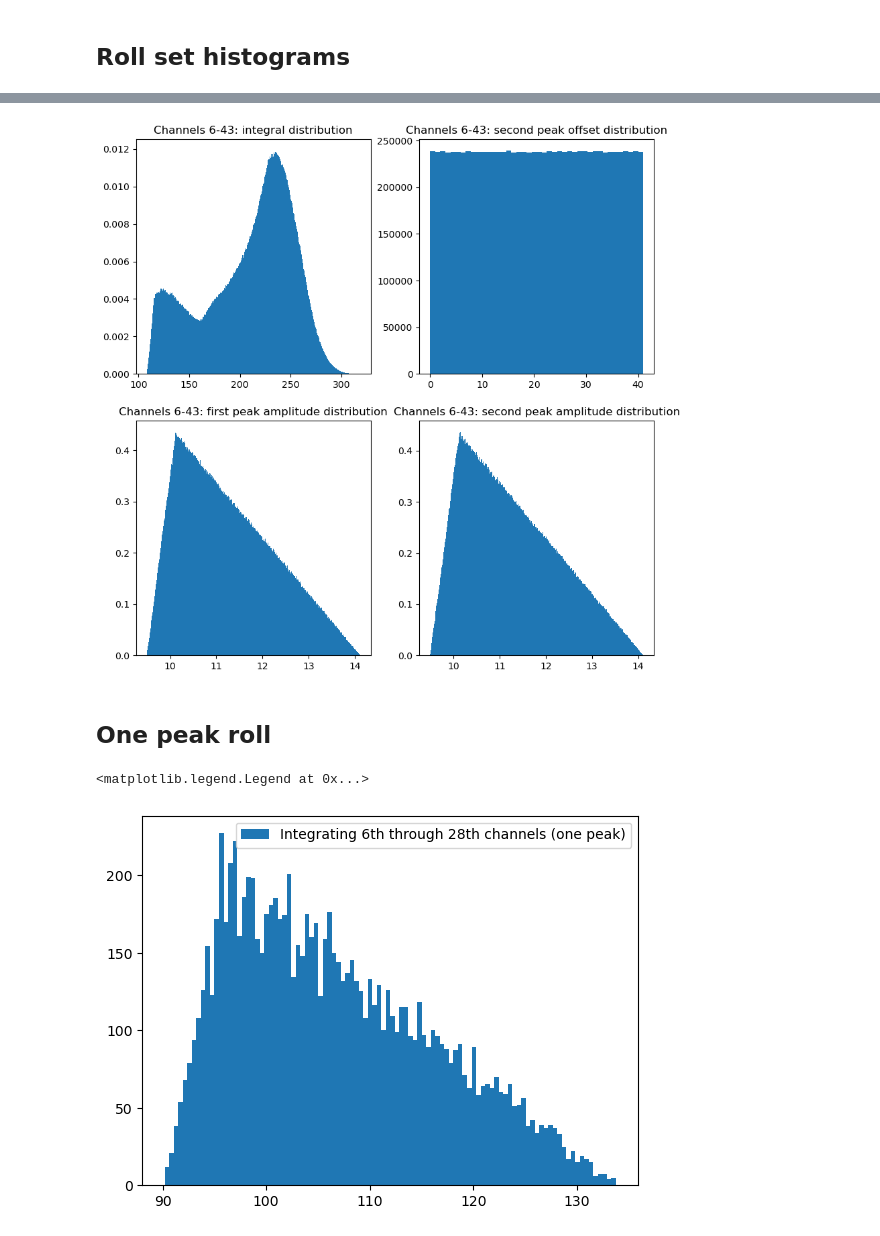
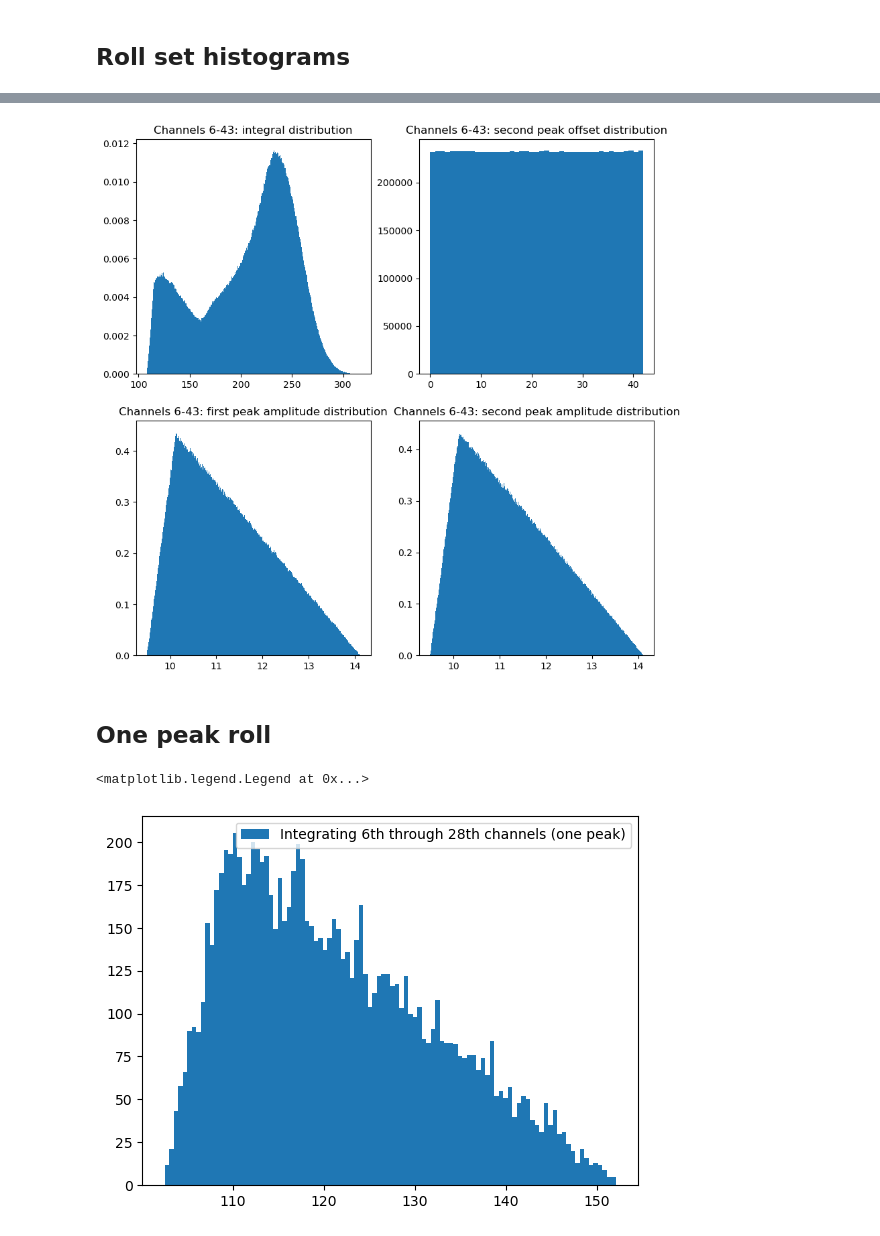
Before and after one commit to GregTheMadMonk/edu-28, a Jupyter notebook: edu-28.ipynb, the cells around one changed output, grey strips where cells are left out. Drawn from its saved outputs; the diff is of its cells as text; code cells hidden in the pictures.

```diff
--- a/edu-28.ipynb
+++ b/edu-28.ipynb
@@ -101,15 +101,11 @@ plotSignals(
 # %% [markdown]
 ## Integrate composed signal
 # %%
+"""
+Integrates given `signal` in the absolute interval from `intFrom` to `intTo`
+"""
 @njit
 def integrateSignal(signal, intFrom, intTo):
-    """
-    # Trapezoids
-    for i in range(len(signal[0]) - 1):
-        if signal[0][i] < intFrom or signal[0][i+1] > intTo:
-            continue
-        integral += (signal[1][i+1] + signal[1][i]) * (signal[0][i+1] - signal[0][i]) / 2
-    """
     return np.sum(
         signal[1][
             np.logical_and(
@@ -118,6 +114,15 @@ def integrateSignal(signal, intFrom, intTo):
             )
         ]
     )
+
+"""
+Integrates given `signal` in the interval relative to `center`.
+`center` defaults to `9` which corresponds to a common first peak location.
+Corresponding absolute interval is from `center - offsetLeft` to `center + offsetRight`
+"""
+@njit
+def integrateSignalRelative(signal, offsetLeft, offsetRight, center=9):
+    return integrateSignal(signal, center - offsetLeft, center + offsetRight)
 # %%
 integrateSignal(exampleOffset, 6, 28)
 # %% [output]
@@ -230,8 +239,8 @@ plt.legend()
 ## Complete roll
 # %%
 @njit
-def testRollTwoPeaks(P, E, signal1, signal2, intFrom, intTo):
-    offset = np.floor(np.random.uniform(0, 42))
+def testRollTwoPeaks(P, E, signal1, signal2, offsetLeft, offsetRight):
+    offset = np.floor(np.random.uniform(0, 43))
     amp1 = rollAmp(P, E)
     amp2 = rollAmp(P, E)
 
@@ -239,6 +248,6 @@ def testRollTwoPeaks(P, E, signal1, signal2, intFrom, intTo):
         offset,
         amp1,
         amp2,
-        integrateSignal(composeSignals(signal1, signal2, offset, amp1, amp2), intFrom, intTo)
+        integrateSignalRelative(composeSignals(signal1, signal2, offset, amp1, amp2), offsetLeft, offsetRight)
     ])
 # %%
@@ -300,23 +311,23 @@ plot(resultInt3_35, "Channels 3-35")
 # %%
-plot(resultInt3_43, "Channels 6-43")
+plot(resultInt6_34, "Channels 6-43")
 # %% [output]
-[figure, old version]
+[figure, new version]
 # %% [markdown]
 ## One peak roll
 # %%
 @njit
-def testRollOnePeak(P, E, signal, intFrom, intTo):
+def testRollOnePeak(P, E, signal, offsetLeft, offsetRight):
     amp = rollAmp(P, E)
 
-    return integrateSignal(( signal[0].copy(), signal[1].copy() * amp ), intFrom, intTo)
+    return integrateSignalRelative(( signal[0].copy(), signal[1].copy() * amp ), offsetLeft, offsetRight)
 # %%
 numRollsOnePeak = 10_000 # 1e+4
 # %%
-onePeakResultInt6_28 = runInParallel(
+onePeakResultInt3_19 = runInParallel(
                                 100, None,
                                 numbaBulk, numRollsOnePeak / 100,
                                 testRollOnePeak, P_test, E_test, exampleSignal, 6, 28
                                 )
-onePeakResultInt6_28 = sum(onePeakResultInt6_28, [])
-assert(len(onePeakResultInt6_28) == numRollsOnePeak)
+onePeakResultInt3_19 = sum(onePeakResultInt3_19, [])
+assert(len(onePeakResultInt3_19) == numRollsOnePeak)
 # %%
@@ -336,7 +347,7 @@ onePeakResultInt3_43 = sum(onePeakResultInt3_43, [])
 # %%
-plt.hist(onePeakResultInt6_28, bins=100, label="Integrating 6th through 28th channels (one peak)")
+plt.hist(onePeakResultInt3_19, bins=100, label="Integrating 6th through 28th channels (one peak)")
 plt.legend()
 # %% [output]
 <matplotlib.legend.Legend at 0x...>
-[figure, old version]
+[figure, new version]
 # %%
```
Also changed, not shown: parts of 24 cells of this notebook, 1 other file.
